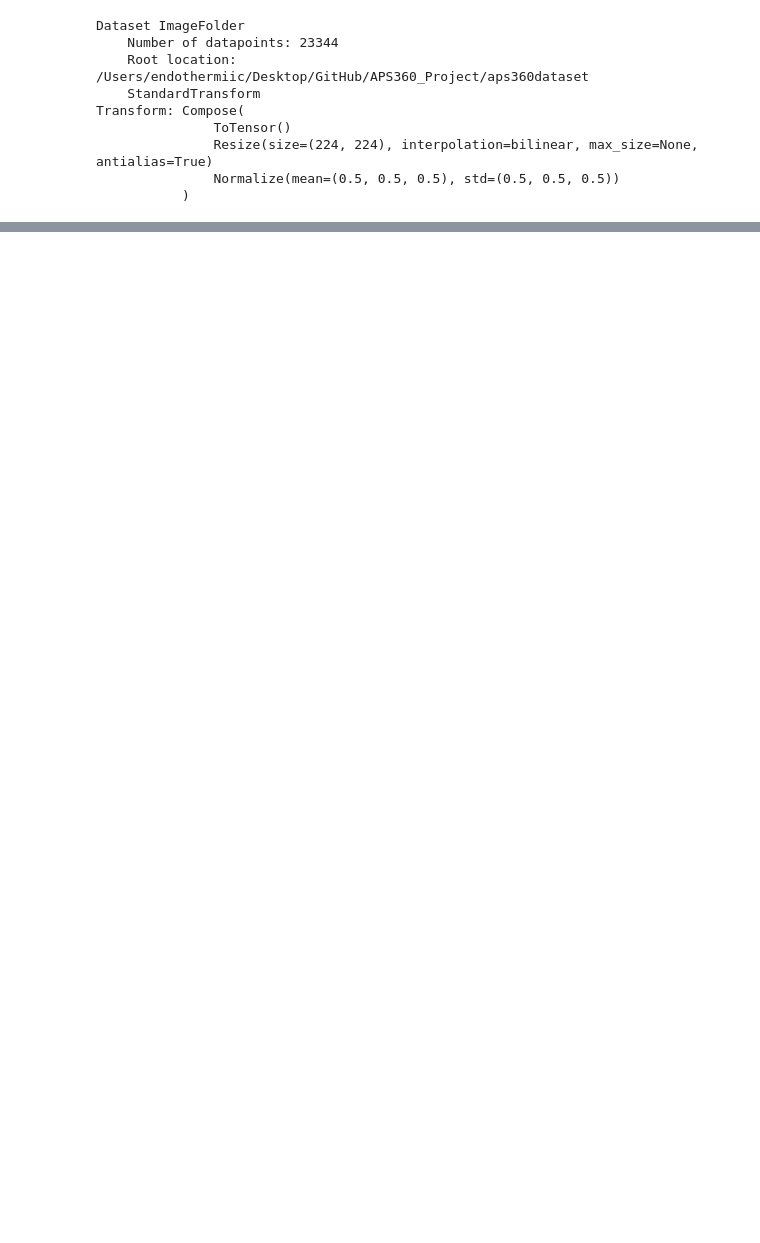
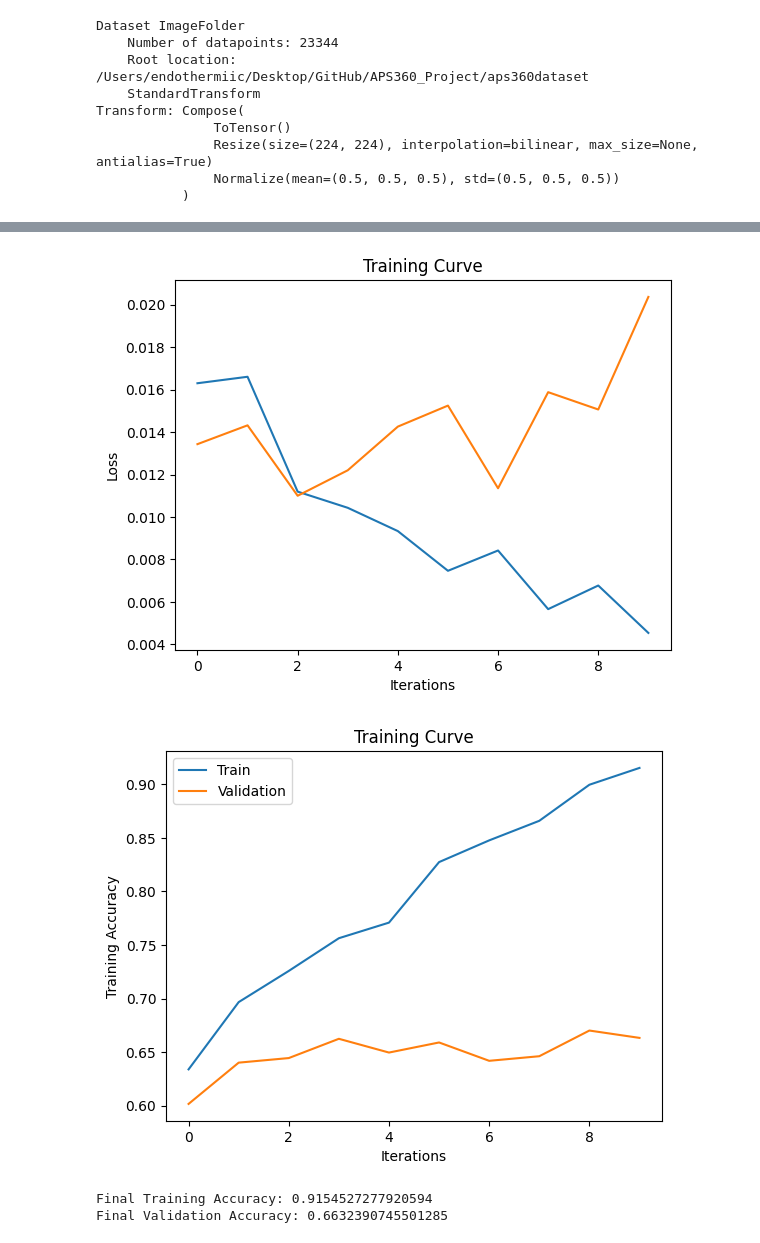
Before and after one commit to reaahuja/DermAI-Skin-Cancer-Detection, a Jupyter notebook: DataVisualization.ipynb, the cells around one changed output, grey strips where cells are left out. Drawn from its saved outputs; the diff is of its cells as text; code cells hidden in the pictures; blank space fills up the shorter version.

```diff
--- a/DataVisualization.ipynb
+++ b/DataVisualization.ipynb
@@ -176,0 +498,4 @@ plot(train_dict, val_dict, test_dict, "Skin condition distribution following dat
+# %%
+model_cnn_1 = CNNClassifier()
+train(model_cnn_1, train_dataset, val_dataset, batch_size=64, lr=0.001, num_epochs=10)
+# %% [output]
@@ -176,0 +513,4 @@ plot(train_dict, val_dict, test_dict, "Skin condition distribution following dat
+[figure, added]
+[figure, added]
+Final Training Accuracy: 0.9154527277920594
+Final Validation Accuracy: 0.6632390745501285
```
Also changed, not shown: parts of 36 cells of this notebook.
